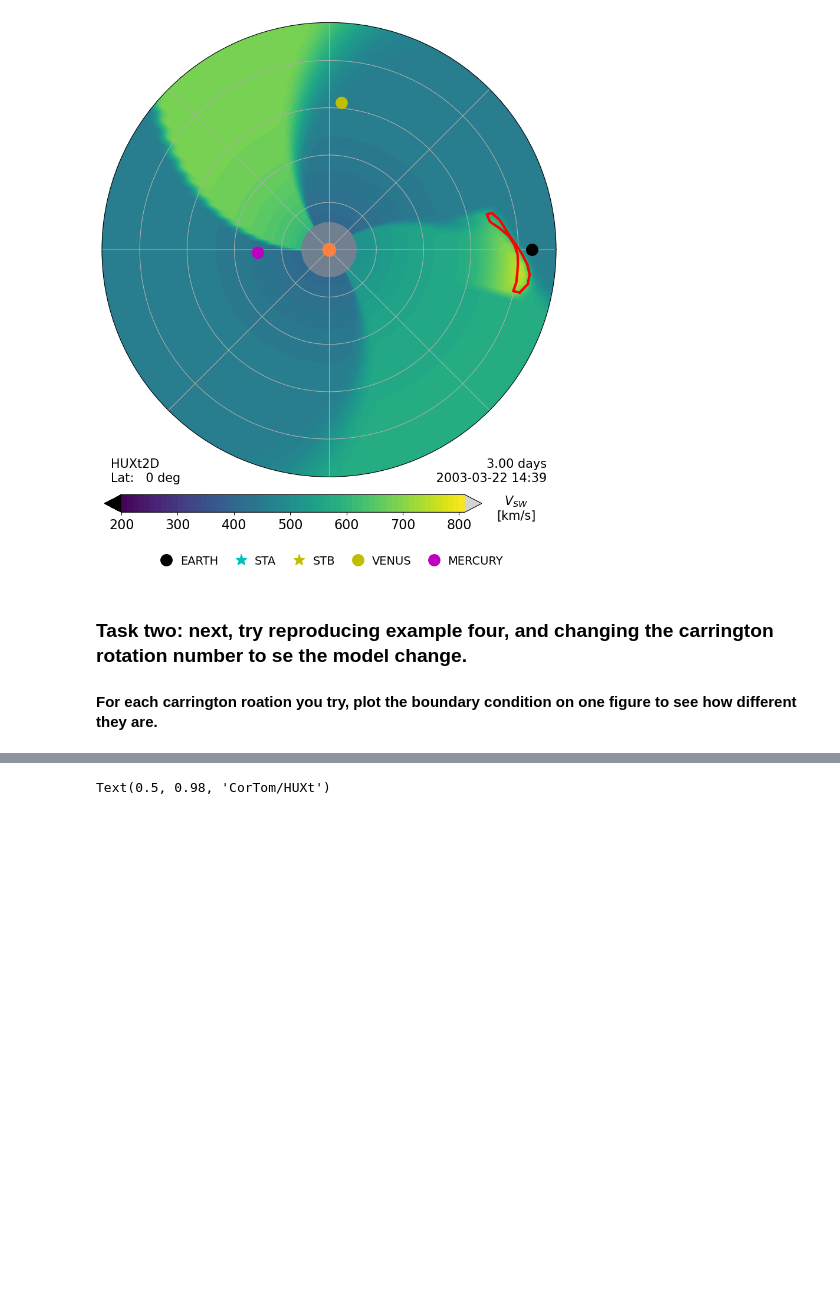
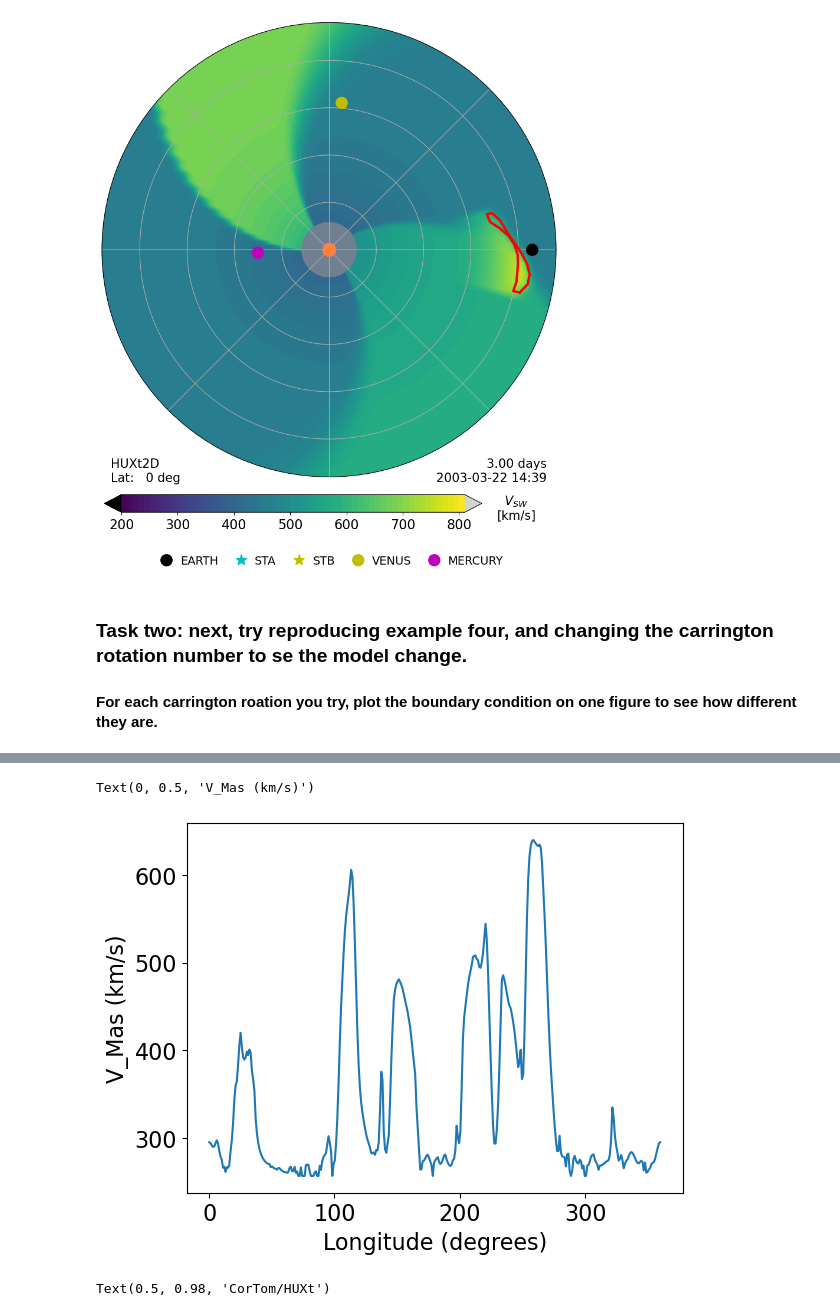
Before and after one commit to aileeniesta/HUXt_REU_project, a Jupyter notebook: code/HUXt_first_steps.ipynb, the cells around one changed output, grey strips where cells are left out. Cells and saved outputs as stored; diff of their text form; code cells hidden in the pictures; blank space fills up the shorter version.

```diff
--- a/code/HUXt_first_steps.ipynb
+++ b/code/HUXt_first_steps.ipynb
@@ -134,3 +140,12 @@ Text(0.5, 0.98, 'MAS/HUXt')
+# %%
+lon_array = np.linspace(0,360,len(v_mas))
+fig,ax = plt.subplots()
+ax.plot(lon_array,v_mas)
+ax.set_xlabel('Longitude (degrees)')
+ax.set_ylabel('V_Mas (km/s)')
+# %% [output]
+Text(0, 0.5, 'V_Mas (km/s)')
+[figure, added]
 # %%
 # example 4 (cont.)
 # read in the data
```
Also changed, not shown: parts of 3 cells of this notebook, 28 other files.
